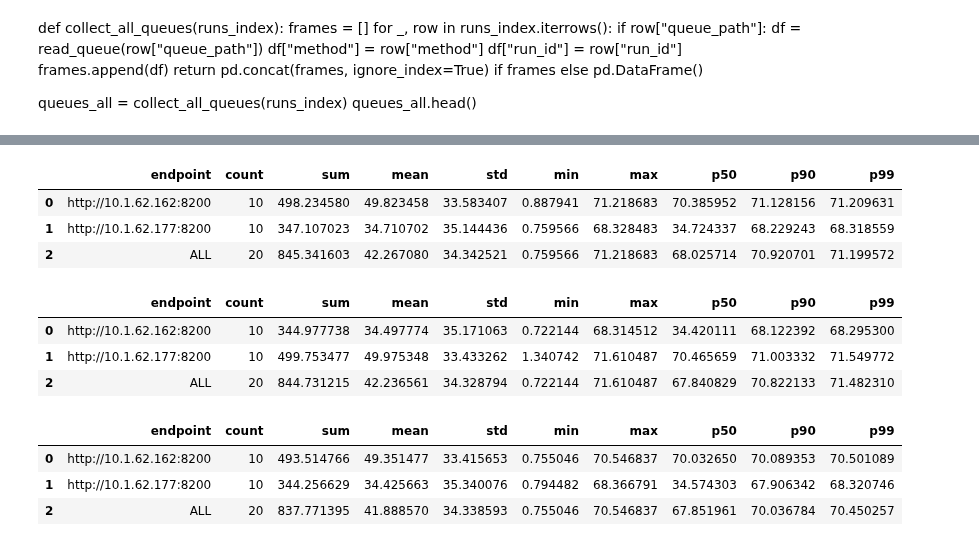
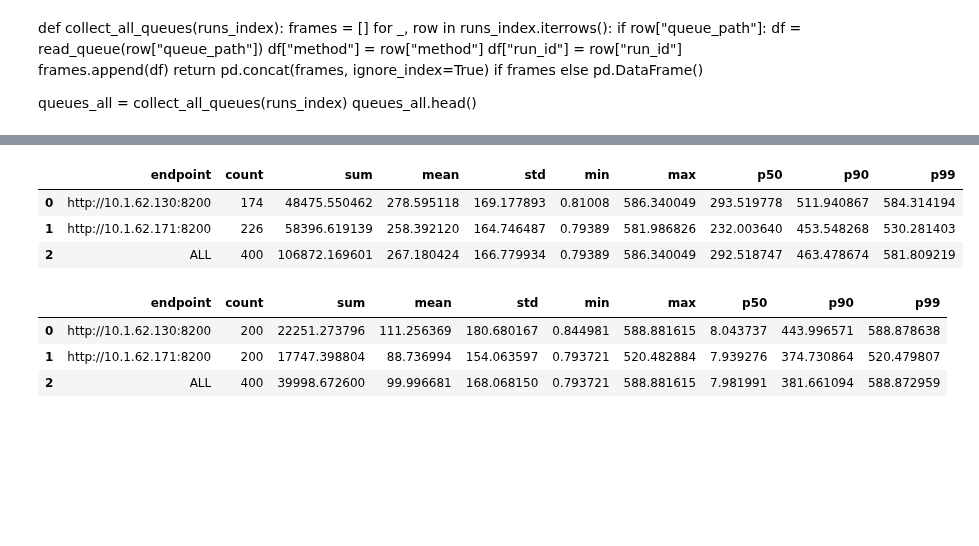
Before and after one commit to immengzi/LLM-LA, a Jupyter notebook: src/analysis.ipynb, the cells around one changed output, grey strips where cells are left out. Saved outputs shown, nothing was run; the diff lists cells and outputs as text; code cells hidden in the pictures; blank space fills up the shorter version.

```diff
--- a/src/analysis.ipynb
+++ b/src/analysis.ipynb
@@ -262,52 +259,66 @@ plt.show()
 # %%
 # metric="sim_service_s"
 metric = "latency_s"
-
-# Save results into DataFrames
+series = "100"
 rr_batching_df = summarize_output_metric(
-    "rr-batching",
-    SERIES,
+    "pull-batching",
+    "100",
     metric=metric,
     percentiles=(50, 90, 99),
     base_dir=BASE_DIR,
     include_overall=True,
 )
 
-least_queue_df = summarize_output_metric(
-    "least-queue-batching",
-    SERIES,
+rr_batching_df_pred = summarize_output_metric(
+    "pull-batching",
+    "101",
     metric=metric,
     percentiles=(50, 90, 99),
     base_dir=BASE_DIR,
     include_overall=True,
 )
 
-pull_batching_df = summarize_output_metric(
-    "pull-batching",
-    SERIES,
-    metric=metric,
-    percentiles=(50, 90, 99),
-    base_dir=BASE_DIR,
-    include_overall=True,
-)
+# Save results into DataFrames
+# rr_batching_df = summarize_output_metric(
+#     "rr-batching",
+#     SERIES,
+#     metric=metric,
+#     percentiles=(50, 90, 99),
+#     base_dir=BASE_DIR,
+#     include_overall=True,
+# )
+
+# least_queue_df = summarize_output_metric(
+#     "least-queue-batching",
+#     SERIES,
+#     metric=metric,
+#     percentiles=(50, 90, 99),
+#     base_dir=BASE_DIR,
+#     include_overall=True,
+# )
+
+# pull_batching_df = summarize_output_metric(
+#     "pull-batching",
+#     SERIES,
+#     metric=metric,
+#     percentiles=(50, 90, 99),
+#     base_dir=BASE_DIR,
+#     include_overall=True,
+# )
 
 # Display them
 display(rr_batching_df)
-display(least_queue_df)
-display(pull_batching_df)
+display(rr_batching_df_pred)
+# display(pull_batching_df)
 # %% [output]
 |  | endpoint | count | sum | mean | std | min | max | p50 | p90 | p99 |
-| 0 | http://10.1.62.162:8200 | 10 | 498.234580 | 49.823458 | 33.583407 | 0.887941 | 71.218683 | 70.385952 | 71.128156 | 71.209631 |
-| 1 | http://10.1.62.177:8200 | 10 | 347.107023 | 34.710702 | 35.144436 | 0.759566 | 68.328483 | 34.724337 | 68.229243 | 68.318559 |
-| 2 | ALL | 20 | 845.341603 | 42.267080 | 34.342521 | 0.759566 | 71.218683 | 68.025714 | 70.920701 | 71.199572 |
+| 0 | http://10.1.62.130:8200 | 174 | 48475.550462 | 278.595118 | 169.177893 | 0.81008 | 586.340049 | 293.519778 | 511.940867 | 584.314194 |
+| 1 | http://10.1.62.171:8200 | 226 | 58396.619139 | 258.392120 | 164.746487 | 0.79389 | 581.986826 | 232.003640 | 453.548268 | 530.281403 |
+| 2 | ALL | 400 | 106872.169601 | 267.180424 | 166.779934 | 0.79389 | 586.340049 | 292.518747 | 463.478674 | 581.809219 |
 |  | endpoint | count | sum | mean | std | min | max | p50 | p90 | p99 |
-| 0 | http://10.1.62.162:8200 | 10 | 344.977738 | 34.497774 | 35.171063 | 0.722144 | 68.314512 | 34.420111 | 68.122392 | 68.295300 |
-| 1 | http://10.1.62.177:8200 | 10 | 499.753477 | 49.975348 | 33.433262 | 1.340742 | 71.610487 | 70.465659 | 71.003332 | 71.549772 |
-| 2 | ALL | 20 | 844.731215 | 42.236561 | 34.328794 | 0.722144 | 71.610487 | 67.840829 | 70.822133 | 71.482310 |
+| 0 | http://10.1.62.130:8200 | 200 | 22251.273796 | 111.256369 | 180.680167 | 0.844981 | 588.881615 | 8.043737 | 443.996571 | 588.878638 |
+| 1 | http://10.1.62.171:8200 | 200 | 17747.398804 | 88.736994 | 154.063597 | 0.793721 | 520.482884 | 7.939276 | 374.730864 | 520.479807 |
+| 2 | ALL | 400 | 39998.672600 | 99.996681 | 168.068150 | 0.793721 | 588.881615 | 7.981991 | 381.661094 | 588.872959 |
-|  | endpoint | count | sum | mean | std | min | max | p50 | p90 | p99 |
-| 0 | http://10.1.62.162:8200 | 10 | 493.514766 | 49.351477 | 33.415653 | 0.755046 | 70.546837 | 70.032650 | 70.089353 | 70.501089 |
-| 1 | http://10.1.62.177:8200 | 10 | 344.256629 | 34.425663 | 35.340076 | 0.794482 | 68.366791 | 34.574303 | 67.906342 | 68.320746 |
-| 2 | ALL | 20 | 837.771395 | 41.888570 | 34.338593 | 0.755046 | 70.546837 | 67.851961 | 70.036784 | 70.450257 |
 # %%
 # draw_violin_for_metric(
 #     {
```
Also changed, not shown: parts of 6 cells of this notebook, 12 other files.
